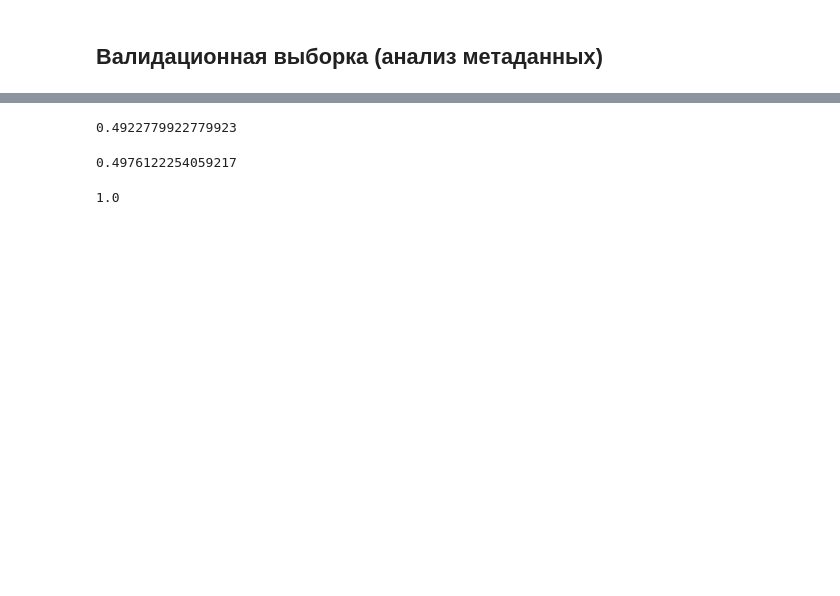
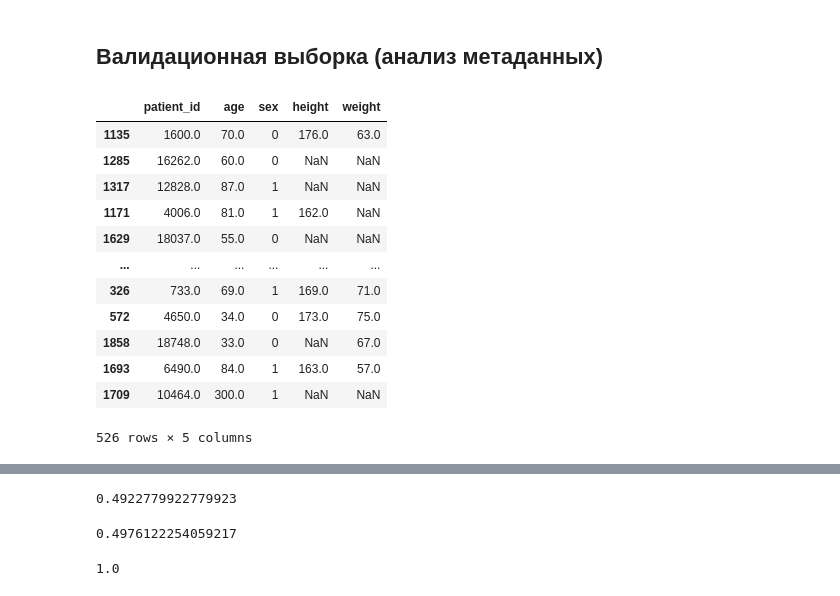
Before and after one commit to vikt-l/ECGMultilableClassification, a Jupyter notebook: main.ipynb, the cells around one changed output, grey strips where cells are left out. Drawn from its saved outputs; the diff is of its cells as text; code cells hidden in the pictures; blank space fills up the shorter version.

```diff
--- a/main.ipynb
+++ b/main.ipynb
@@ -1195,10 +1157,21 @@ class MultiClassifier:
 ## Валидационная выборка (анализ метаданных)
 # %%
 myocard_val_meta = myocard_val.copy()
-# %%
-combo_info = df_val['weight'].astype(str) + '_' + df_val['height'].astype(str) \
-    + '_' + df_val['age'].astype(str) + '_' + df_val['sex'].astype(str)
-df_val.insert(0, 'combo_info', combo_info)
-#объединение данных веса, роста, возраста и пола(во избежание переобучения)
-# %%
-df_val.drop(['weight', 'height', 'age', 'sex', 'patient_id'], axis= 1 , inplace= True)
+# %%
+df_val_enc = df_val.copy()
+# %%
+df_val_enc
+# %% [output]
+|  | patient_id | age | sex | height | weight |
+| 1135 | 1600.0 | 70.0 | 0 | 176.0 | 63.0 |
+| 1285 | 16262.0 | 60.0 | 0 | NaN | NaN |
+| 1317 | 12828.0 | 87.0 | 1 | NaN | NaN |
+| 1171 | 4006.0 | 81.0 | 1 | 162.0 | NaN |
+| 1629 | 18037.0 | 55.0 | 0 | NaN | NaN |
+| ... | ... | ... | ... | ... | ... |
+| 326 | 733.0 | 69.0 | 1 | 169.0 | 71.0 |
+| 572 | 4650.0 | 34.0 | 0 | 173.0 | 75.0 |
+| 1858 | 18748.0 | 33.0 | 0 | NaN | 67.0 |
+| 1693 | 6490.0 | 84.0 | 1 | 163.0 | 57.0 |
+| 1709 | 10464.0 | 300.0 | 1 | NaN | NaN |
+526 rows × 5 columns
```
Also changed, not shown: parts of 45 cells of this notebook.
